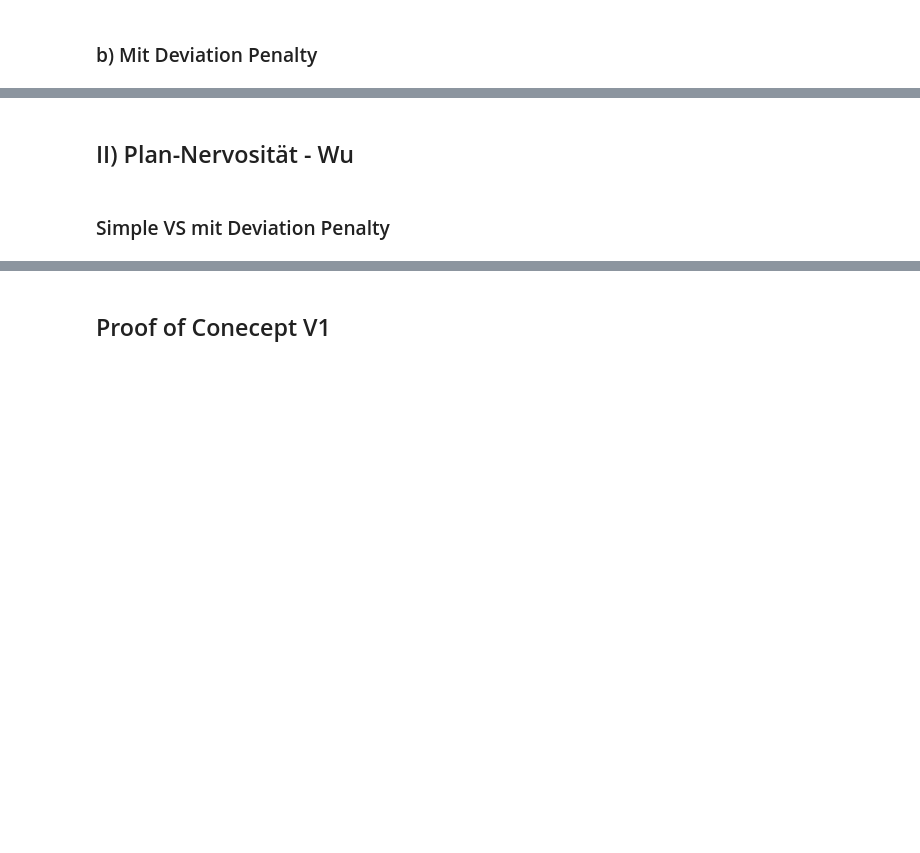
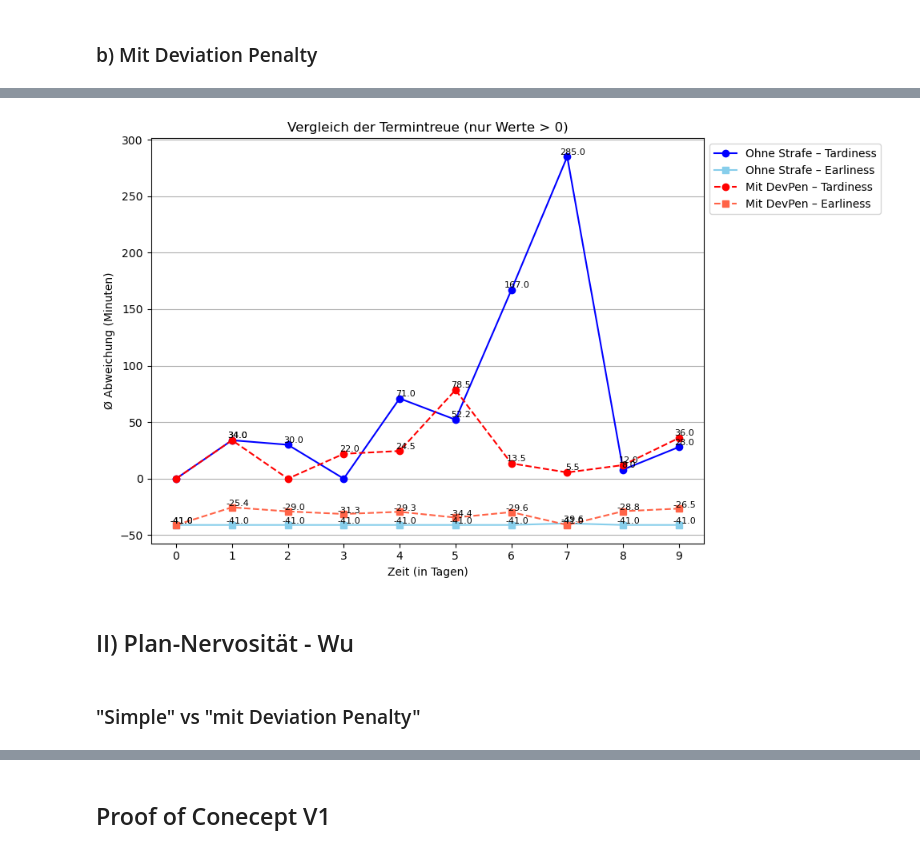
Before and after one commit to konrad-adamski/HTWD_JobShop_Rescheduling, a Jupyter notebook: 03_CP_Scheduling_with_Arrival_and_DueDate/08_Proof-of-Concept.ipynb, the cells around one changed output, grey strips where cells are left out. Drawn from its saved outputs; the diff is of its cells as text; code cells hidden in the pictures; blank space fills up the shorter version.

```diff
--- a/03_CP_Scheduling_with_Arrival_and_DueDate/08_Proof-of-Concept.ipynb
+++ b/03_CP_Scheduling_with_Arrival_and_DueDate/08_Proof-of-Concept.ipynb
@@ -169,2 +190,18 @@ proof.plot_tardiness_earliness_two_methods(
+# %%
+simple_mean_tardiness, simple_mean_earliness = calc.compute_nonzero_mean_tardiness_earliness(df_plan_simple_last_ops_list)
+devpen_mean_tardiness, devpen_mean_earliness = calc.compute_nonzero_mean_tardiness_earliness(df_plan_devpen_last_ops_list)
+
+proof.plot_tardiness_earliness_two_methods(
+    tardiness_A=simple_mean_tardiness,
+    earliness_A=simple_mean_earliness,
+    tardiness_B=devpen_mean_tardiness,
+    earliness_B=devpen_mean_earliness,
+    labels=("Ohne Strafe", "Mit DevPen"),
+    ylabel="Ø Abweichung (Minuten)",
+    subtitle = "(nur Werte > 0)",
+    as_percentage=False
+)
+# %% [output]
+[figure, added]
 # %% [markdown]
 ## II) Plan-Nervosität - Wu
@@ -205,5 +208,5 @@ def plot_two_starttime_deviation_bars(dev_A, dev_B,
 # %% [markdown]
-### Simple VS mit Deviation Penalty
+### "Simple" vs "mit Deviation Penalty"
 # %%
 # Totale Abweichung (Summe)
 deviations_simple = calc.compute_daily_starttime_deviations(df_plan_simple_list)
```
Also changed, not shown: parts of 17 cells of this notebook, 17 other files.
